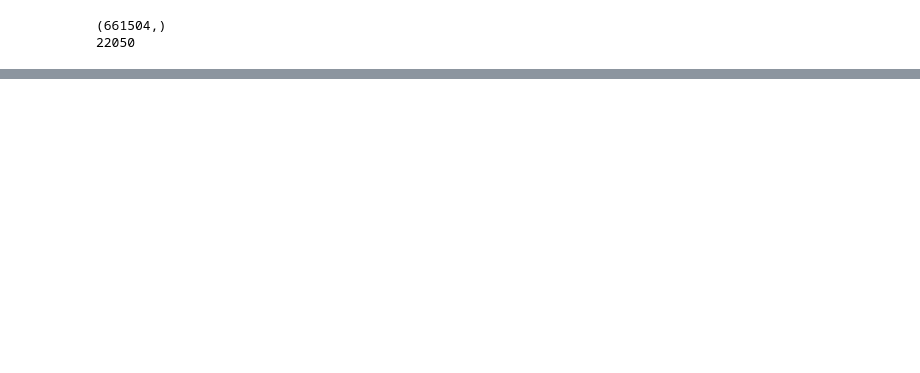
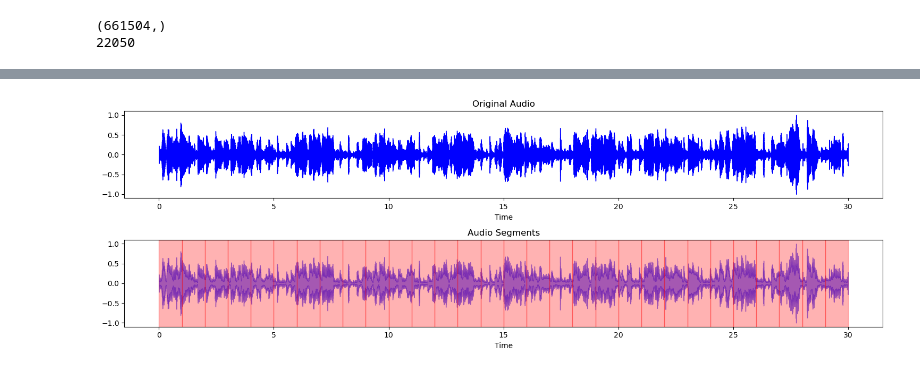
Before and after one commit to DanielVeress/music-genre-classification, a Jupyter notebook: DataProcessing.ipynb, the cells around one changed output, grey strips where cells are left out. Cells and saved outputs as stored; diff of their text form; code cells hidden in the pictures; blank space fills up the shorter version.

```diff
--- a/DataProcessing.ipynb
+++ b/DataProcessing.ipynb
@@ -36,0 +74,23 @@ plt.show()
+# %%
+def visualize_audio_segments(audio, sr, segment_ranges):
+    plt.figure(figsize=(15, 5))
+
+    # Plot the entire audio waveform
+    plt.subplot(2, 1, 1)
+    librosa.display.waveshow(audio, sr=sr, color='b')
+    plt.title('Original Audio')
+
+    # Plot each segment in a different color
+    plt.subplot(2, 1, 2)
+    librosa.display.waveshow(audio, sr=sr, alpha=0.5, color='b')  # Plot the entire audio as a background
+
+    for start, end in segment_ranges:
+        plt.axvspan(start/sr, end/sr, color='r', alpha=0.3)  # Highlight each segment
+
+    plt.title('Audio Segments')
+    plt.tight_layout()
+    plt.show()
+
+visualize_audio_segments(normalized, sr, segment_ranges)
+# %% [output]
+[figure, added]
```
Also changed, not shown: parts of 6 cells of this notebook.
